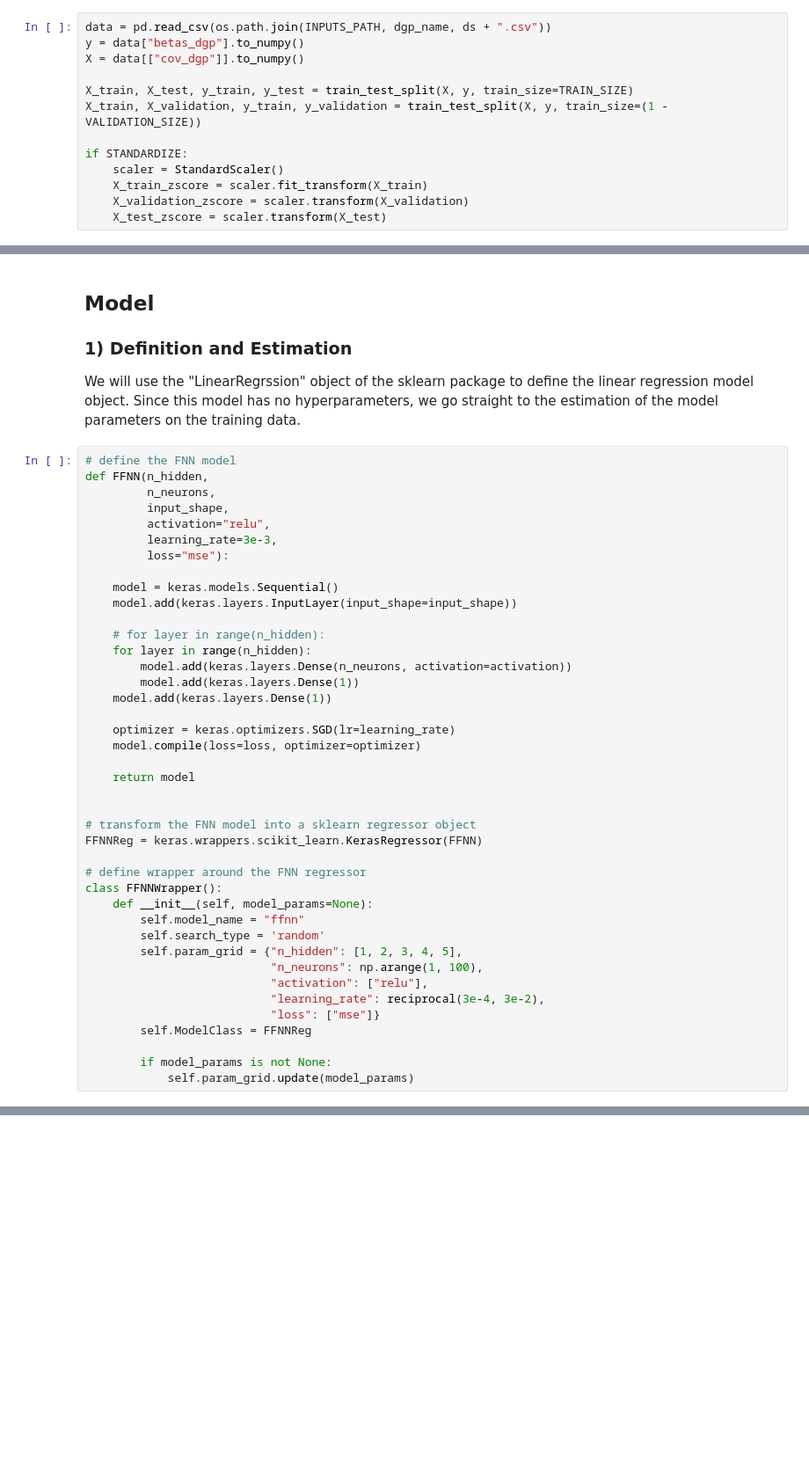
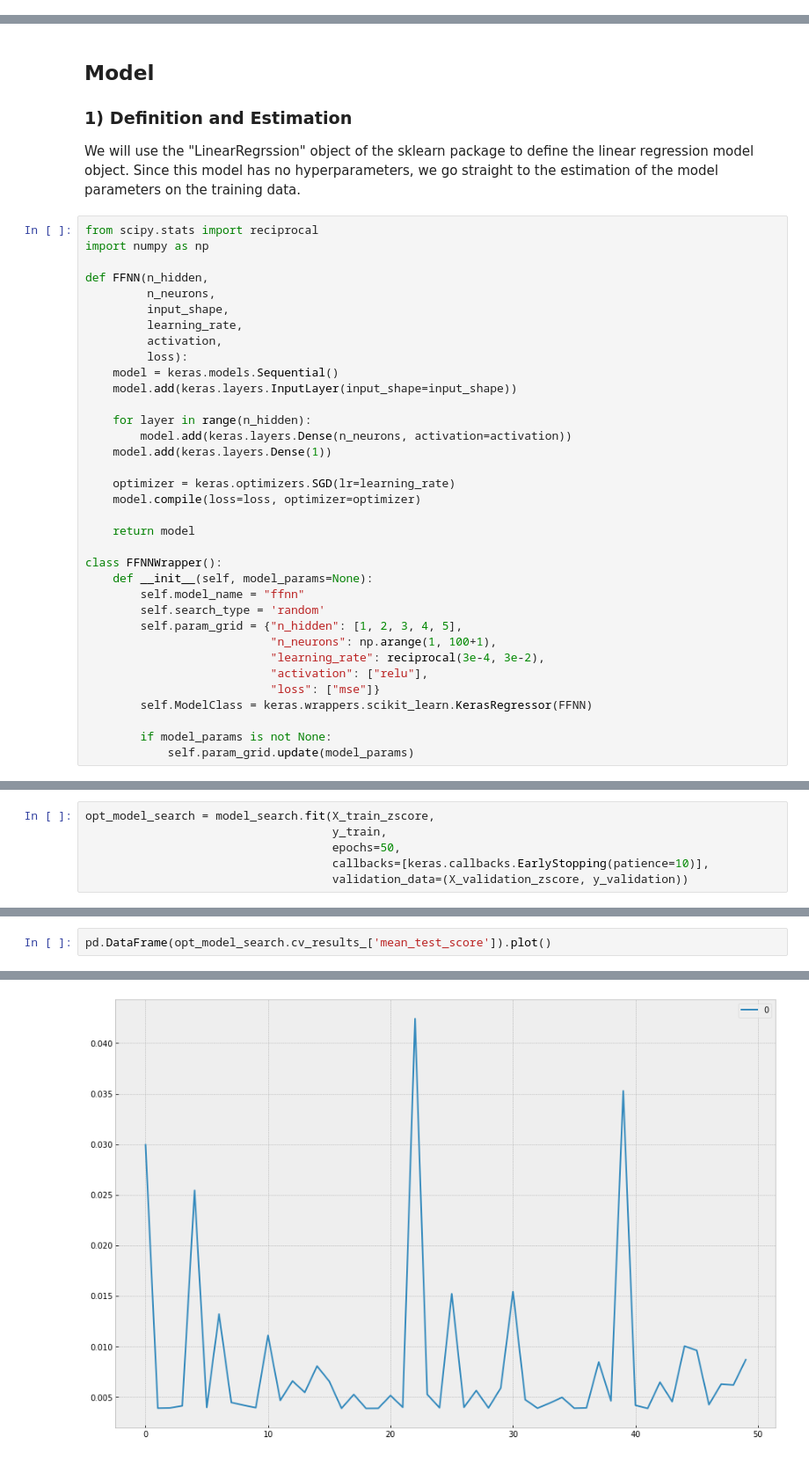
Before and after one commit to dcuoliveira/NN-VAR-Cov-Pred, a Jupyter notebook: src/debugs/debug_ffnn.ipynb, the cells around one changed output, grey strips where cells are left out. Shown at 88% size. Drawn from its saved outputs; the diff is of its cells as text; blank space fills up the shorter version.

Commit message:
add results

```diff
--- a/src/debugs/debug_ffnn.ipynb
+++ b/src/debugs/debug_ffnn.ipynb
@@ -40,13 +45,0 @@ ds = DATASET_NAMES[0]
-# %%
-data = pd.read_csv(os.path.join(INPUTS_PATH, dgp_name, ds + ".csv"))
-y = data["betas_dgp"].to_numpy()
-X = data[["cov_dgp"]].to_numpy()
-
-X_train, X_test, y_train, y_test = train_test_split(X, y, train_size=TRAIN_SIZE)
-X_train, X_validation, y_train, y_validation = train_test_split(X, y, train_size=(1 - VALIDATION_SIZE))
-
-if STANDARDIZE:
-    scaler = StandardScaler()
-    X_train_zscore = scaler.fit_transform(X_train)
-    X_validation_zscore = scaler.transform(X_validation)
-    X_test_zscore = scaler.transform(X_test)
@@ -84,21 +96,20 @@ array([[<AxesSubplot:title={'center':'cov_dgp'}>]], dtype=object)
 
 We will use the "LinearRegrssion" object of the sklearn package to define the linear regression model object. Since this model has no hyperparameters, we go straight to the estimation of the model parameters on the training data.
 # %%
-# define the FNN model
+from scipy.stats import reciprocal
+import numpy as np
+
 def FFNN(n_hidden,
          n_neurons,
          input_shape,
-         activation="relu",
-         learning_rate=3e-3,
-         loss="mse"):
-
+         learning_rate,
+         activation,
+         loss):
     model = keras.models.Sequential()
     model.add(keras.layers.InputLayer(input_shape=input_shape))
 
-    # for layer in range(n_hidden):
     for layer in range(n_hidden):
         model.add(keras.layers.Dense(n_neurons, activation=activation))
-        model.add(keras.layers.Dense(1))
     model.add(keras.layers.Dense(1))
 
     optimizer = keras.optimizers.SGD(lr=learning_rate)
@@ -106,21 +117,16 @@ def FFNN(n_hidden,
 
     return model
 
-
-# transform the FNN model into a sklearn regressor object
-FFNNReg = keras.wrappers.scikit_learn.KerasRegressor(FFNN)
-
-# define wrapper around the FNN regressor
 class FFNNWrapper():
     def __init__(self, model_params=None):
         self.model_name = "ffnn"
         self.search_type = 'random'
         self.param_grid = {"n_hidden": [1, 2, 3, 4, 5],
-                           "n_neurons": np.arange(1, 100),
+                           "n_neurons": np.arange(1, 100+1),
+                           "learning_rate": reciprocal(3e-4, 3e-2),
                            "activation": ["relu"],
-                           "learning_rate": reciprocal(3e-4, 3e-2),
                            "loss": ["mse"]}
-        self.ModelClass = FFNNReg
+        self.ModelClass = keras.wrappers.scikit_learn.KerasRegressor(FFNN)
 
         if model_params is not None:
             self.param_grid.update(model_params)
@@ -188,0 +150,6 @@ opt_model_search.best_params_
+# %%
+opt_model_search = model_search.fit(X_train_zscore,
+                                    y_train,
+                                    epochs=50,
+                                    callbacks=[keras.callbacks.EarlyStopping(patience=10)],
+                                    validation_data=(X_validation_zscore, y_validation))
@@ -188,0 +234,3 @@ opt_model_search.best_params_
+# %%
+pd.DataFrame(opt_model_search.cv_results_['mean_test_score']).plot()
+# %% [output]
@@ -188,0 +238 @@ opt_model_search.best_params_
+[figure, added]
```
Also changed, not shown: parts of 29 cells of this notebook, 1 other file.
